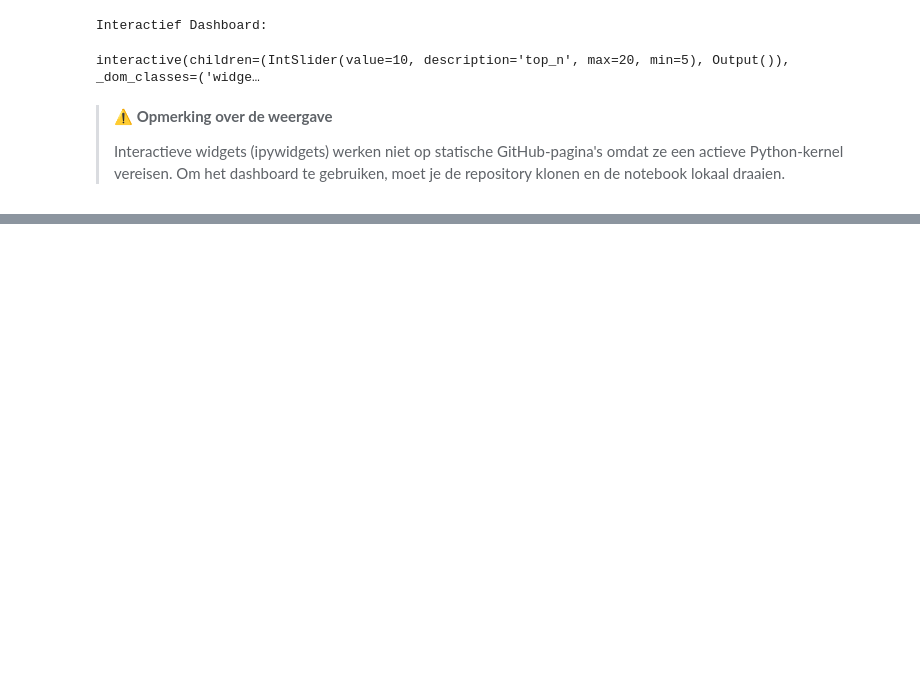
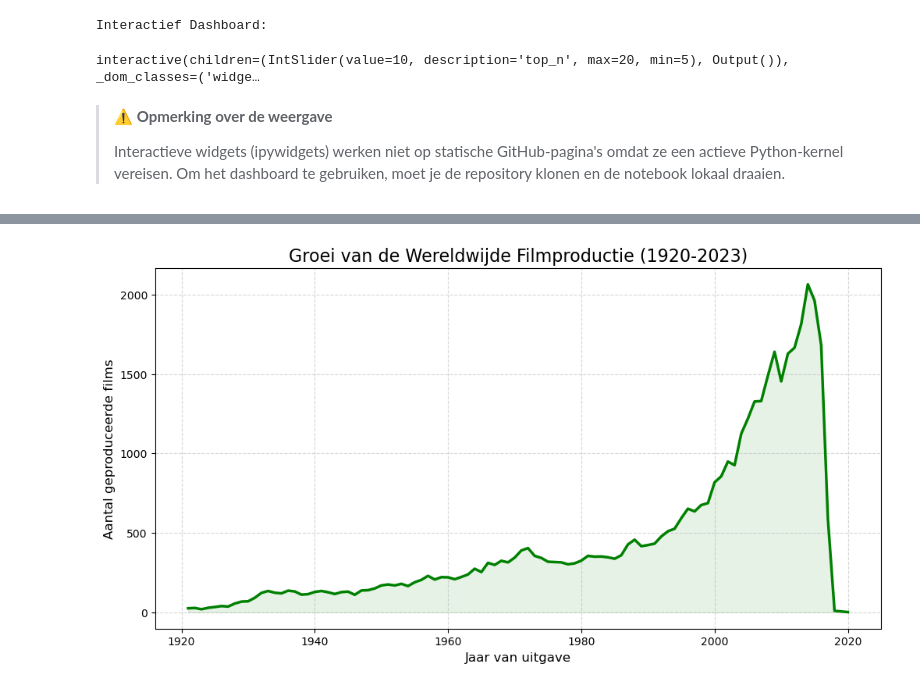
Before and after one commit to tochiwilson/global-movie-trends, a Jupyter notebook: exploration.ipynb, the cells around one changed output, grey strips where cells are left out. Saved outputs shown, nothing was run; the diff lists cells and outputs as text; code cells hidden in the pictures; blank space fills up the shorter version.

```diff
--- a/exploration.ipynb
+++ b/exploration.ipynb
@@ -342,0 +350,32 @@ interactive(children=(IntSlider(value=10, description='top_n', max=20, min=5), O
+# %%
+# 1. Data Aggregatie
+# We tellen hoeveel films er per jaar zijn uitgebracht
+timeline_df = df_enriched.groupBy("release_year") \
+    .count() \
+    .orderBy("release_year") \
+    .toPandas()
+
+# 2. Data Cleaning voor de plot
+# We filteren jaartallen eruit die onlogisch zijn (toekomst of héél oud) voor een schone grafiek
+timeline_df = timeline_df[(timeline_df['release_year'] > 1920) & (timeline_df['release_year'] < 2024)]
+
+# 3. Visualisatie
+plt.figure(figsize=(12, 6))
+sns.lineplot(
+    data=timeline_df,
+    x="release_year",
+    y="count",
+    color="green",
+    linewidth=2.5
+)
+
+# Opmaak
+plt.title("Groei van de Wereldwijde Filmproductie (1920-2023)", fontsize=16)
+plt.xlabel("Jaar van uitgave", fontsize=12)
+plt.ylabel("Aantal geproduceerde films", fontsize=12)
+plt.fill_between(timeline_df['release_year'], timeline_df['count'], color="green", alpha=0.1) # Schaduw effect
+plt.grid(True, linestyle="--", alpha=0.5)
+
+plt.show()
+# %% [output]
+[figure, added]
```
Also changed, not shown: parts of 2 cells of this notebook.
